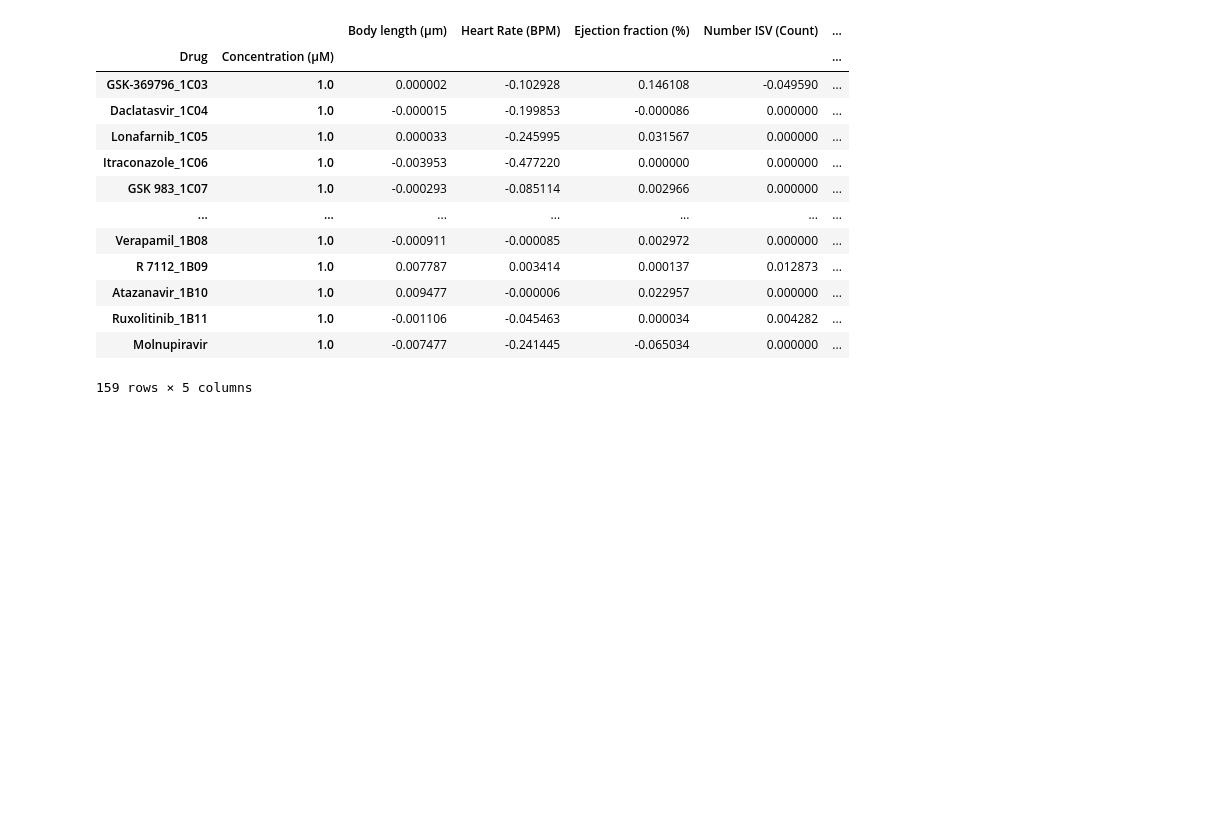
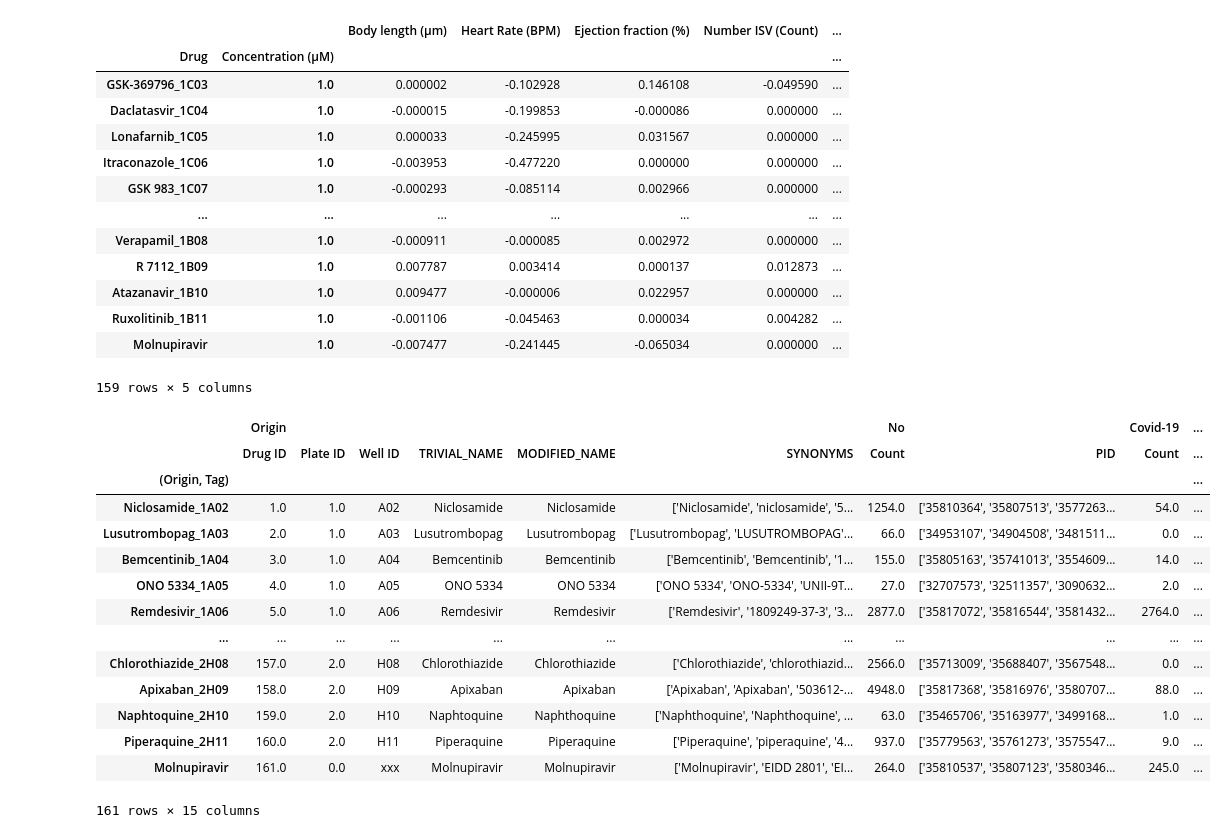
Before and after one commit to MercaderLabAnatomy/CoVasc_DataApp, a Jupyter notebook: Untitled.ipynb, the cells around one changed output. Drawn from its saved outputs; the diff is of its cells as text; code cells hidden in the pictures; blank space fills up the shorter version.

```diff
--- a/Untitled.ipynb
+++ b/Untitled.ipynb
@@ -136,3 +137,22 @@ df_effscore_merge[a]
 | Ruxolitinib_1B11 | 1.0 | -0.001106 | -0.045463 | 0.000034 | 0.004282 | ... |
 | Molnupiravir | 1.0 | -0.007477 | -0.241445 | -0.065034 | 0.000000 | ... |
 159 rows × 5 columns
+# %%
+df_lit = pd.read_excel("Data/CovidDrugScreen_Results_Literature_intersection_2022-07-12.xlsx",header=[0,1]).dropna().drop("Unnamed: 0_level_0", axis = 1).set_index(("Origin","Tag"))
+df_lit
+# %% [output]
+|  | Origin |  |  |  |  |  | No |  | Covid-19 | ... |
+|  | Drug ID | Plate ID | Well ID | TRIVIAL_NAME | MODIFIED_NAME | SYNONYMS | Count | PID | Count | ... |
+| (Origin, Tag) |  |  |  |  |  |  |  |  |  | ... |
+| Niclosamide_1A02 | 1.0 | 1.0 | A02 | Niclosamide | Niclosamide | ['Niclosamide', 'niclosamide', '5... | 1254.0 | ['35810364', '35807513', '3577263... | 54.0 | ... |
+| Lusutrombopag_1A03 | 2.0 | 1.0 | A03 | Lusutrombopag | Lusutrombopag | ['Lusutrombopag', 'LUSUTROMBOPAG'... | 66.0 | ['34953107', '34904508', '3481511... | 0.0 | ... |
+| Bemcentinib_1A04 | 3.0 | 1.0 | A04 | Bemcentinib | Bemcentinib | ['Bemcentinib', 'Bemcentinib', '1... | 155.0 | ['35805163', '35741013', '3554609... | 14.0 | ... |
+| ONO 5334_1A05 | 4.0 | 1.0 | A05 | ONO 5334 | ONO 5334 | ['ONO 5334', 'ONO-5334', 'UNII-9T... | 27.0 | ['32707573', '32511357', '3090632... | 2.0 | ... |
+| Remdesivir_1A06 | 5.0 | 1.0 | A06 | Remdesivir | Remdesivir | ['Remdesivir', '1809249-37-3', '3... | 2877.0 | ['35817072', '35816544', '3581432... | 2764.0 | ... |
+| ... | ... | ... | ... | ... | ... | ... | ... | ... | ... | ... |
+| Chlorothiazide_2H08 | 157.0 | 2.0 | H08 | Chlorothiazide | Chlorothiazide | ['Chlorothiazide', 'chlorothiazid... | 2566.0 | ['35713009', '35688407', '3567548... | 0.0 | ... |
+| Apixaban_2H09 | 158.0 | 2.0 | H09 | Apixaban | Apixaban | ['Apixaban', 'Apixaban', '503612-... | 4948.0 | ['35817368', '35816976', '3580707... | 88.0 | ... |
+| Naphtoquine_2H10 | 159.0 | 2.0 | H10 | Naphtoquine | Naphthoquine | ['Naphthoquine', 'Naphthoquine', ... | 63.0 | ['35465706', '35163977', '3499168... | 1.0 | ... |
+| Piperaquine_2H11 | 160.0 | 2.0 | H11 | Piperaquine | Piperaquine | ['Piperaquine', 'piperaquine', '4... | 937.0 | ['35779563', '35761273', '3575547... | 9.0 | ... |
+| Molnupiravir | 161.0 | 0.0 | xxx | Molnupiravir | Molnupiravir | ['Molnupiravir', 'EIDD 2801', 'EI... | 264.0 | ['35810537', '35807123', '3580346... | 245.0 | ... |
+161 rows × 15 columns
```
Also changed, not shown: parts of 2 cells of this notebook, 1 other file.
